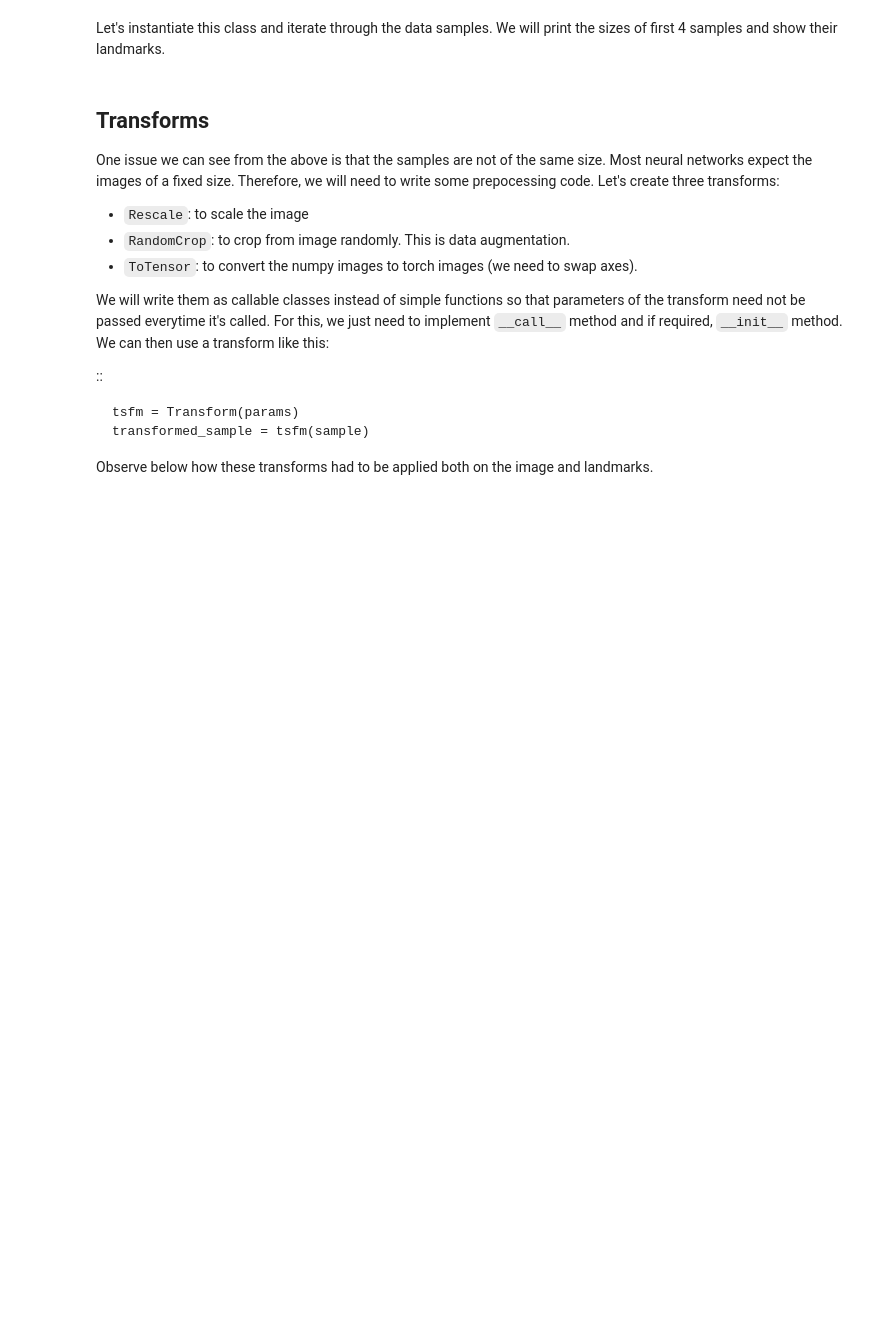
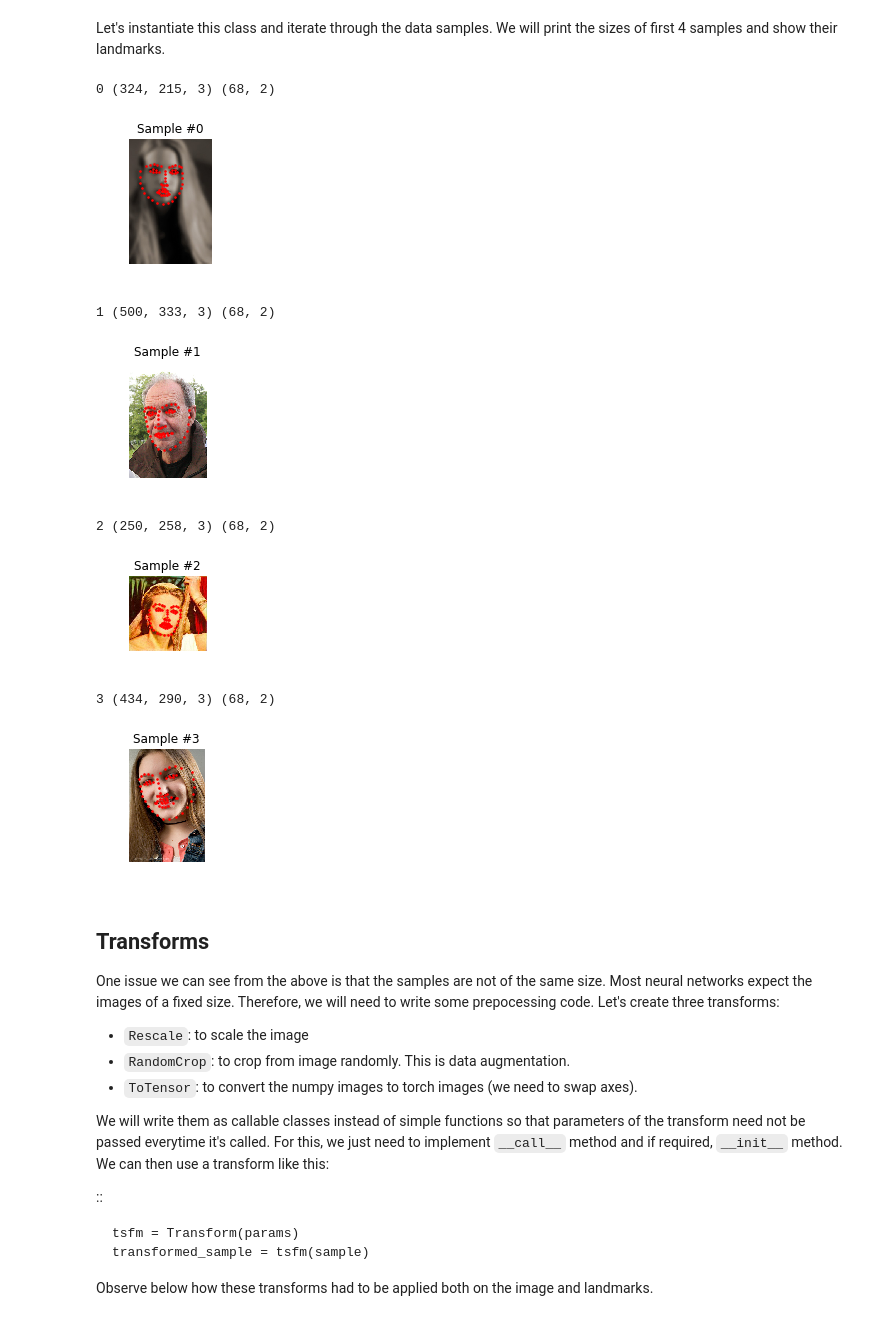
Before and after one commit to haru-256/pytorch-tutorial, a Jupyter notebook: Data_Loading_and_Processing_Tutorial/data_loading_tutorial.ipynb, the cells around one changed output. Drawn from its saved outputs; the diff is of its cells as text; code cells hidden in the pictures; blank space fills up the shorter version.

```diff
--- a/Data_Loading_and_Processing_Tutorial/data_loading_tutorial.ipynb
+++ b/Data_Loading_and_Processing_Tutorial/data_loading_tutorial.ipynb
@@ -151,25 +162,34 @@ class FaceLandmarksDataset(Dataset):
 Let's instantiate this class and iterate through the data samples. We
 will print the sizes of first 4 samples and show their landmarks.
 # %%
-face_dataset = FaceLandmarksDataset(csv_file='faces/face_landmarks.csv',
-                                    root_dir='faces/')
+face_dataset = FaceLandmarksDataset(csv_file='data/faces/face_landmarks.csv',
+                                    root_dir='data/faces/')
 
 fig = plt.figure()
 
 for i in range(len(face_dataset)):
     sample = face_dataset[i]
 
     print(i, sample['image'].shape, sample['landmarks'].shape)
 
     ax = plt.subplot(1, 4, i + 1)
     plt.tight_layout()
     ax.set_title('Sample #{}'.format(i))
     ax.axis('off')
     show_landmarks(**sample)
 
     if i == 3:
         plt.show()
         break
+# %% [output]
+0 (324, 215, 3) (68, 2)
+[figure, added]
+1 (500, 333, 3) (68, 2)
+[figure, added]
+2 (250, 258, 3) (68, 2)
+[figure, added]
+3 (434, 290, 3) (68, 2)
+[figure, added]
 # %% [markdown]
 Transforms
 ----------
```
Also changed, not shown: parts of 5 cells of this notebook.
